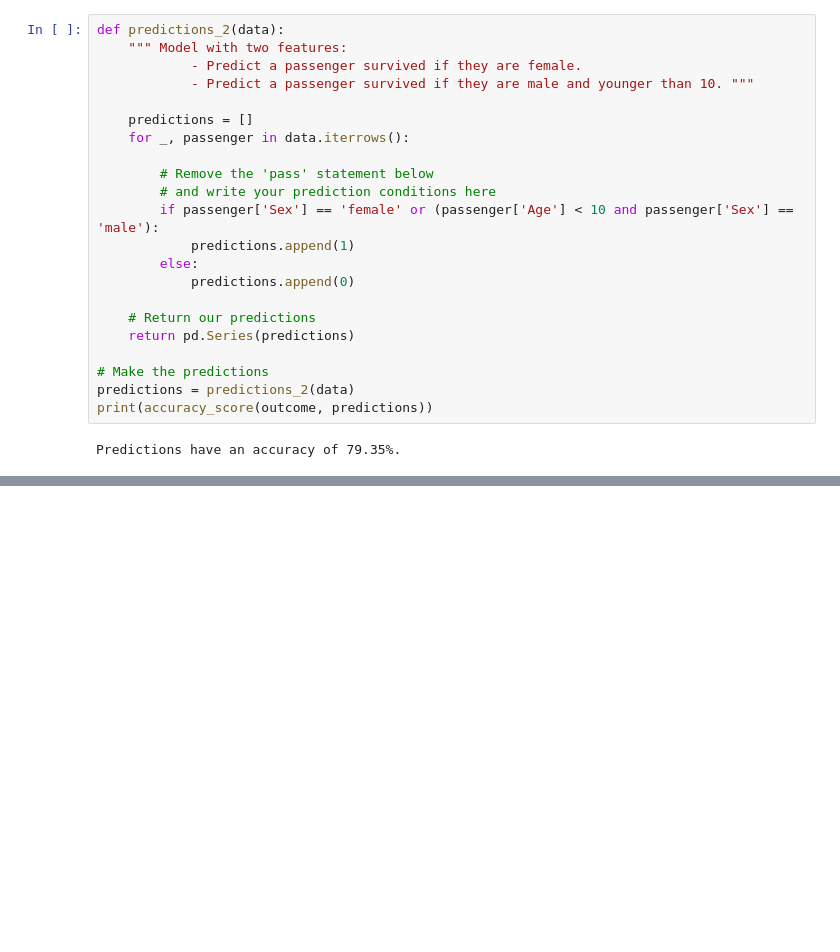
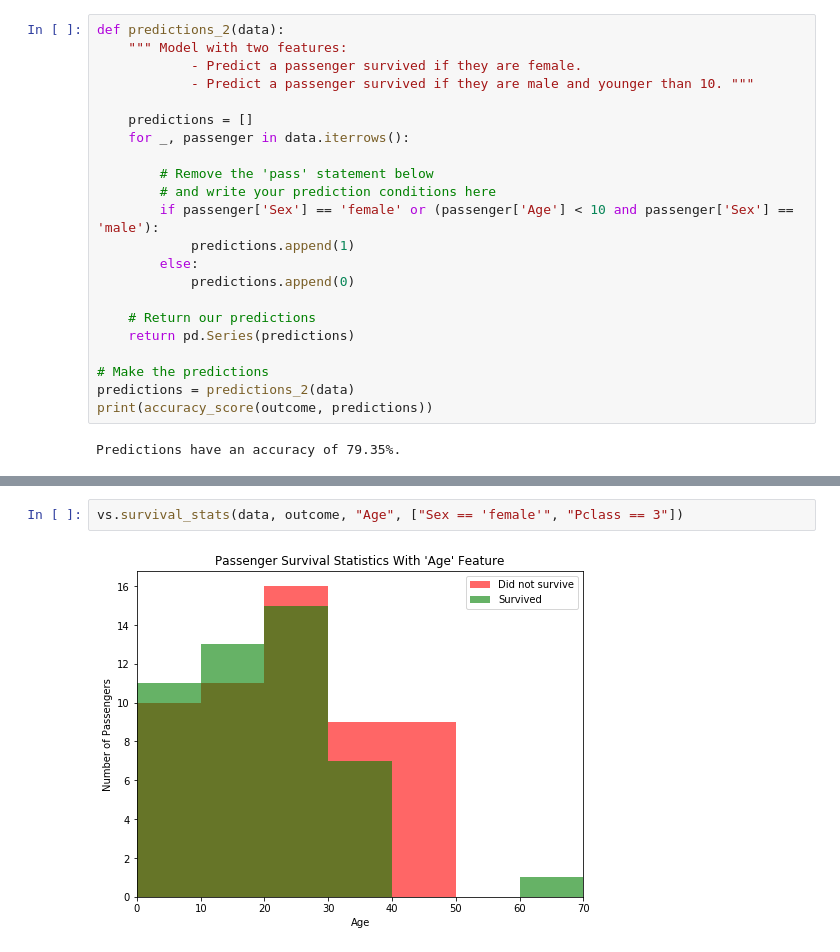
Before and after one commit to hoangchunghien/titanic-survival, a Jupyter notebook: solution.ipynb, the cells around one changed output, grey strips where cells are left out. Drawn from its saved outputs; the diff is of its cells as text; blank space fills up the shorter version.

```diff
--- a/solution.ipynb
+++ b/solution.ipynb
@@ -131,0 +136,4 @@ Predictions have an accuracy of 79.35%.
+# %%
+vs.survival_stats(data, outcome, "Age", ["Sex == 'female'", "Pclass == 3"])
+# %% [output]
+[figure, added]
```
Also changed, not shown: parts of 2 cells of this notebook.
